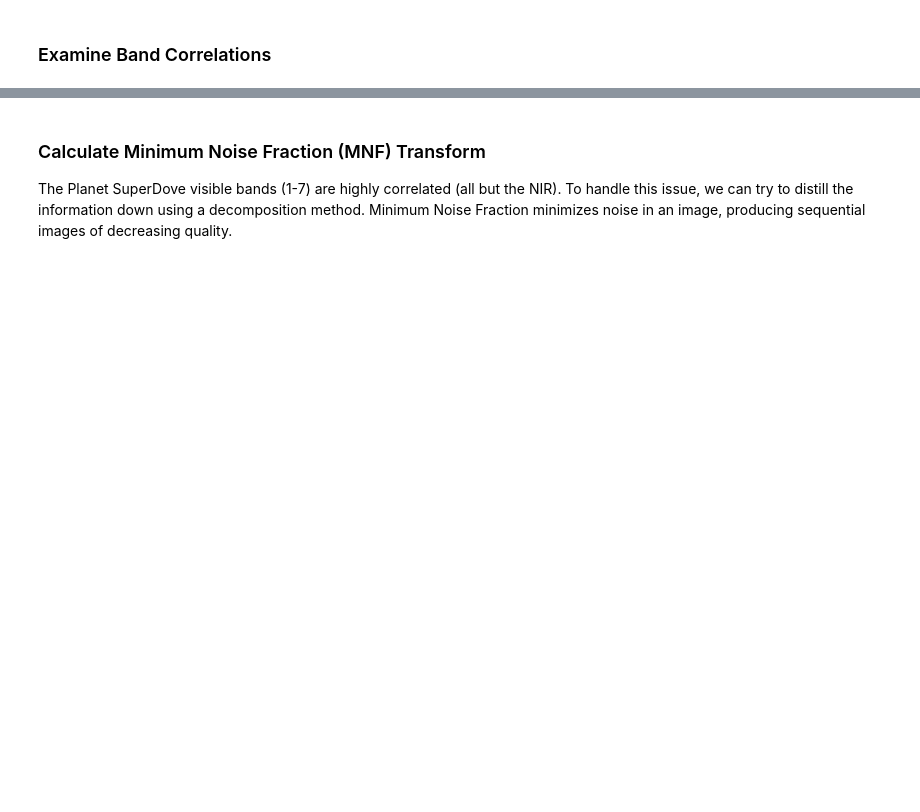
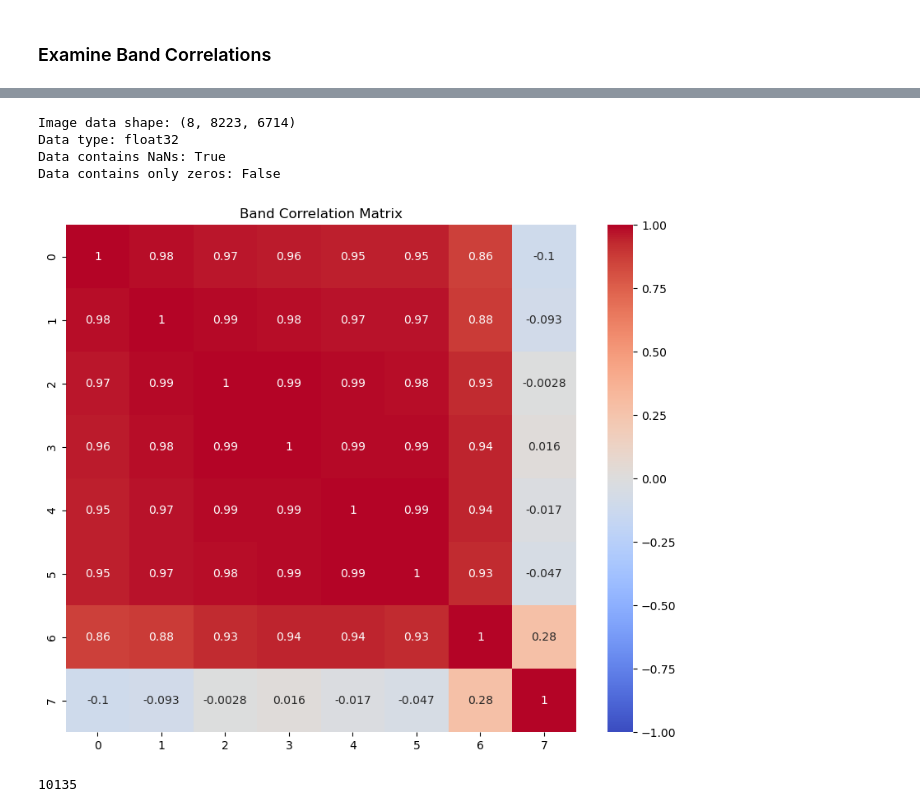
Before and after one commit to maxwellCcook/rooftop-mapping, a Jupyter notebook: code/00psscene-prep-DC.ipynb, the cells around one changed output, grey strips where cells are left out. Drawn from its saved outputs; the diff is of its cells as text; code cells hidden in the pictures; blank space fills up the shorter version.

Commit message:
Updates to scene prep (cyverse)

```diff
--- a/code/00psscene-prep-DC.ipynb
+++ b/code/00psscene-prep-DC.ipynb
@@ -2,27 +2,20 @@
 """
 Pre-processing PlanetScope SuperDove imagery
 
-1. Calculate Spectral Indices:
-    a. Normalized Difference Red-edge Index (NDRE)
-    b. Visible Green-Based Built-Up Index (VgNIRBI)
-    c. Visible Red-Based Built-Up Index (VrNIRBI)
-    d. Blue-Green Normalized Built-Up Index (NDBIbg)
-    e. Red-Green Normalized Built-up Index (NDBIrg)
-    f. Normalized Impervious Surface Index (NISI)
-
-2. Check Band Correlations
-
-3. Minimum Noise Fraction (MNF) Transformation
-
-4. Remove Highly Correlated Bands
-
-5. Texture Calculations
-
-5. Export to GeoTIFF
+    1. Calculate Spectral Indices:
+        a. Normalized Difference Red-edge Index (NDRE)
+        b. Visible Green-Based Built-Up Index (VgNIRBI)
+        c. Visible Red-Based Built-Up Index (VrNIRBI)
+        d. Blue-Green Normalized Built-Up Index (NDBIbg)
+        e. Red-Green Normalized Built-up Index (NDBIrg)
+        f. Normalized Impervious Surface Index (NISI)
+    2. Check Band Correlations
+    3. Minimum Noise Fraction (MNF) Transformation
+    4. Remove Highly Correlated Bands
+    5. Texture Calculations
+    5. Export to GeoTIFF
 
 """
-
-
 import os, sys, time
 from glob import glob
 import rioxarray as rxr
@@ -50,7 +43,9 @@ from __functions import *
 
 # Load the environment variables
 
-maindir = '/Users/max/Library/CloudStorage/OneDrive-Personal/mcook/earth-lab/opp-rooftop-mapping'
+# maindir = '/Users/max/Library/CloudStorage/OneDrive-Personal/mcook/earth-lab/opp-rooftop-mapping'
+maindir = '/home/jovyan/'
+datadir = os.path.join(maindir,'data-store/data/iplant/home/maco4303/data/OPP')
 
 # Coordinate Ref. System
 proj = 32618  # UTM Zone 18N (Washington, D.C.)
@@ -101,7 +109,8 @@ print(
     f"Data Type: {mosaic[0].dtype}")
 
 # Write to disk
-out_img = os.path.join(maindir,'data/spatial/mod/dc_data/planet-data/dc_0623_psscene8b.tif')
+# out_img = os.path.join(maindir,'data/spatial/mod/dc_data/planet-data/dc_0623_psscene8b.tif')
+out_img = os.path.join(maindir,'data-store/data_output/dc_0623_psscene8b.tif') # cyverse
 mosaic.rio.to_raster(
     out_img, compress='zstd', zstd_level=9,
     dtype='uint16', driver='GTiff')
@@ -179,17 +156,21 @@ gc.collect()
 # %%
 # Convert to a numpy array and test band correlations
-image_np = da_stack.values
+image_np = da.values
 # img_data is now a numpy array of shape (bands, height, width)
 print(f"Image data shape: {image_np.shape}")
 print(f"Data type: {image_np.dtype}")
 # Check if the data contains only zeros or NaNs
 print(f"Data contains NaNs: {np.isnan(image_np).any()}")
 print(f"Data contains only zeros: {np.all(image_np == 0)}")
+# %% [output]
+Image data shape: (8, 8223, 6714)
+Data type: float32
+Data contains NaNs: True
+Data contains only zeros: False
 # %%
-out_png = os.path.join(maindir,'figures/FigX_band_correlations.png')
-band_correlations(da_stack, out_png) # see functions.py
+out_png = os.path.join(maindir,'data-store/figures_output/FigX_band_correlationsV1.png')
+band_correlations(da, out_png) # see __functions.py
 gc.collect()
+# %% [output]
+[figure, added]
+10135
-# %% [markdown]
-### Calculate Minimum Noise Fraction (MNF) Transform
-
-The Planet SuperDove visible bands (1-7) are highly correlated (all but the NIR). To handle this issue, we can try to distill the information down using a decomposition method. Minimum Noise Fraction minimizes noise in an image, producing sequential images of decreasing quality.
```
Also changed, not shown: parts of 69 cells of this notebook, 3 other files.
